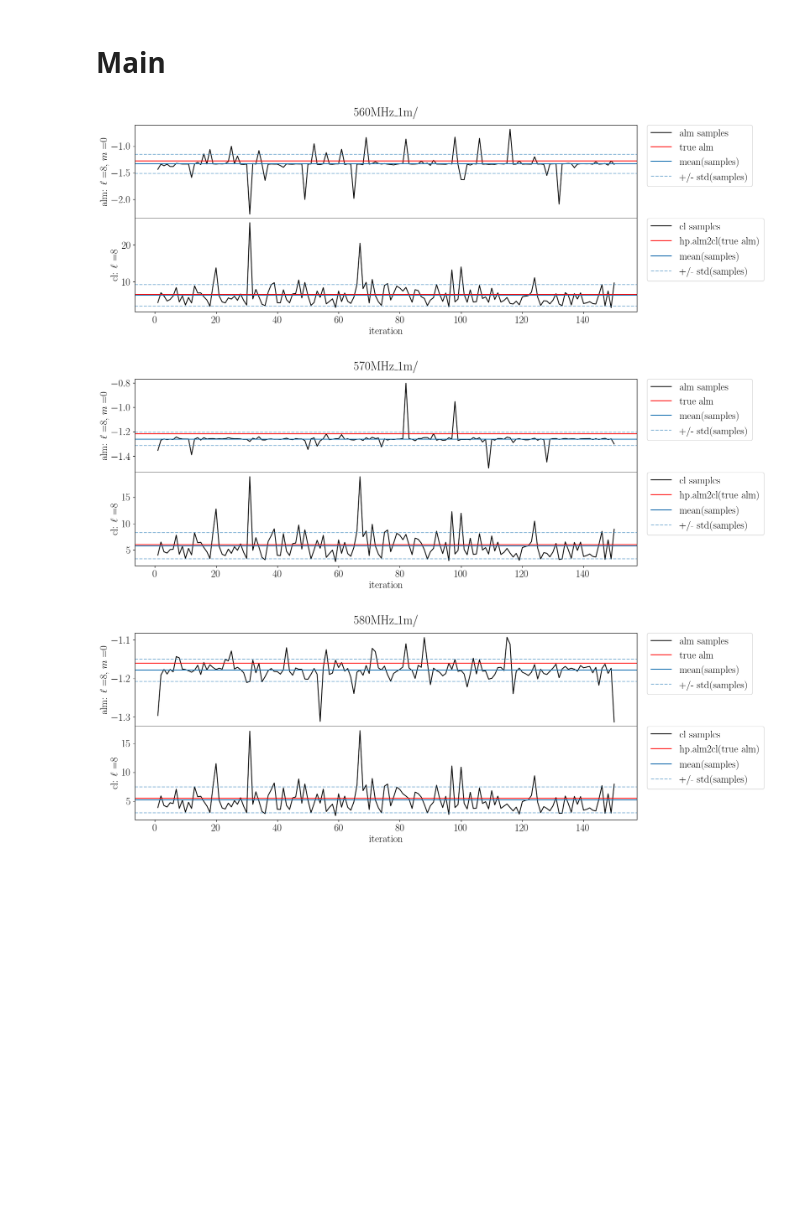
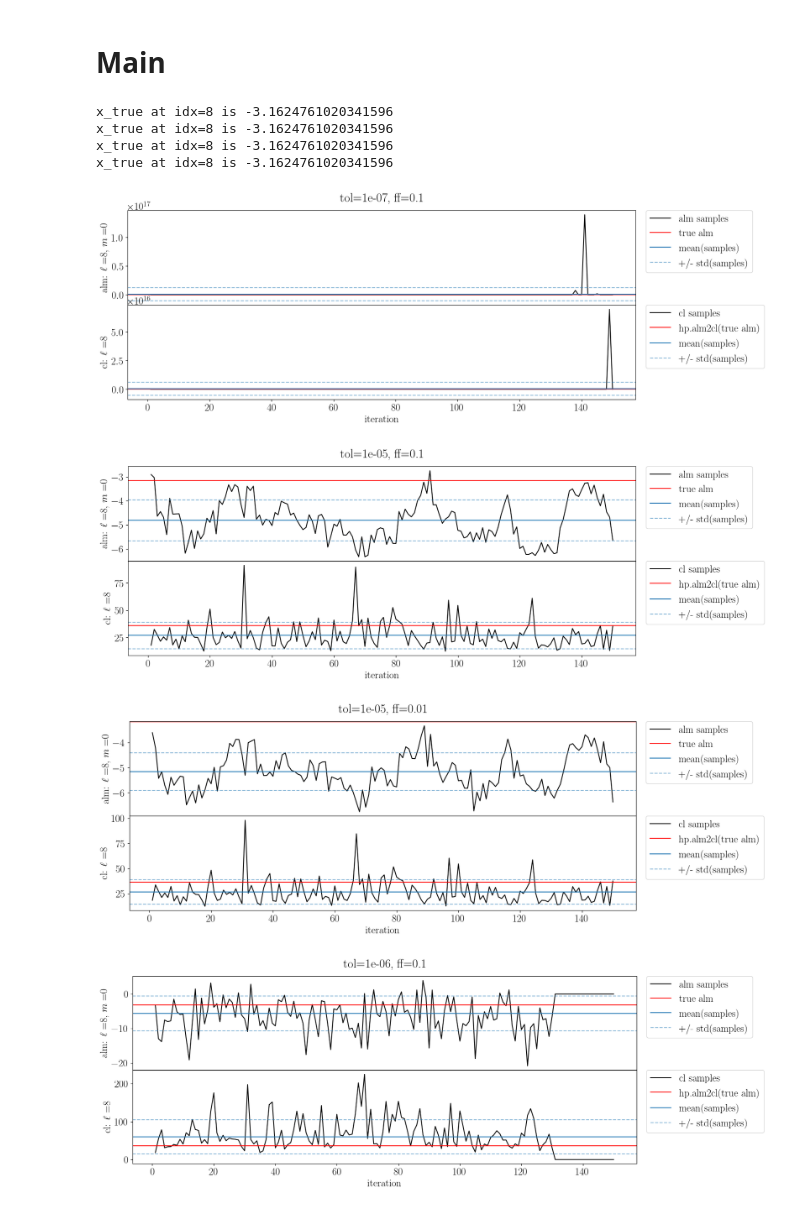
Before and after one commit to katrinealice/cl_sampler_analysis, a Jupyter notebook: trace_plots.ipynb, the cells around one changed output. Saved outputs shown, nothing was run; the diff lists cells and outputs as text; code cells hidden in the pictures; blank space fills up the shorter version.

```diff
--- a/trace_plots.ipynb
+++ b/trace_plots.ipynb
@@ -575,7 +575,7 @@ def alm_plot(x_true, x_solns, lmax, title, filename, ylabel, xlabel, xlim=None,
 parentpath = '/Users/user/Documents/hera/cl_sampler_analysis/data/'
 # [file[52:] for file in sorted(glob.glob(parentpath+'*'))]
 # %%
-figpath = parentpath+'14-10-24_trace_plots/'
+figpath = parentpath+'16-10-24_trace_plots/'
 if not os.path.isdir(figpath): os.makedirs(figpath)
 
 # Function to extract the number from the filename to correctly sort
@@ -586,10 +586,14 @@ def extract_number(filename):
 ell_mode = 8
 em_mode = 0
 
-for frequency in np.arange(560,590,10):
+folders = ['400MHz_1m','tol_05_ff_01', 'tol_05_ff_001', 'tol_06_ff_01']
+title = ['tol=1e-07, ff=0.1','tol=1e-05, ff=0.1', 'tol=1e-05, ff=0.01', 'tol=1e-06, ff=0.1']
 
-    folder = f'{frequency}MHz_1m/'
-    path = parentpath+'10-10-24_tol_broad/'+folder
+for num, folder in enumerate(folders):
+
+    # folder = f'{frequency}MHz_1m/'
+    # path = parentpath+'10-10-24_tol_broad/'+folder
+    path = parentpath+folder+'/'
 
 
     # Precomputation for automatic lmax
@@ -599,6 +603,7 @@ for frequency in np.arange(560,590,10):
 
     #true sky
     x_true = precomp['x_true']
+    print(f'x_true at idx={real_idx} is {x_true[real_idx]}')
     cl_true_hp = hp.alm2cl(alms2healpy(x_true,lmax))
 
     # Get file lists
@@ -645,35 +650,40 @@ for frequency in np.arange(560,590,10):
     ax[1].axhline(np.mean(cl_samples), label='mean(samples)')
     ax[1].axhline(np.mean(cl_samples)+np.std(cl_samples), ls='--', alpha=0.5, label='+/- std(samples)')
     ax[1].axhline(np.mean(cl_samples)-np.std(cl_samples), ls='--', alpha=0.5)
     # ax[1].plot(np.arange(1,len(cl_file_list)+1),
     #            np.cumsum(cl_samples)/np.arange(1,len(cl_file_list)+1),
     #           label='cummu. mean')
 
     # ax[0].set_ylim([-1.4,-1.25])
 
     # for axs in ax: axs.set_xlim([0, np.array([len(alm_file_list),
                                               # len(cl_file_list)]).max()])
 
     ax[0].set_ylabel(r'alm: $\ell=$'+f'{ell_mode}, '+r'$m=$'+f'{em_mode}')
     ax[1].set_ylabel(r'cl: $\ell=$'+f'{ell_mode}')
 
     ax[1].set_xlabel('iteration')
 
-    ax[0].set_title(folder)
+    ax[0].set_title(title[num])
 
     ax[0].legend(bbox_to_anchor=(1.02, 1), borderaxespad=0)
     ax[1].legend(bbox_to_anchor=(1.02, 1), borderaxespad=0)
 
 
     # Save final figure
-    fig.savefig(figpath+f'{frequency}MHz_1m'+'.png',
+    fig.savefig(figpath+f'trace_'+title[num]+'.png',
         bbox_inches='tight',
         transparent=True,
         dpi=200,
         facecolor='white')
 
     # plt.close()
 # %% [output]
+x_true at idx=8 is -3.1624761020341596
+x_true at idx=8 is -3.1624761020341596
+x_true at idx=8 is -3.1624761020341596
+x_true at idx=8 is -3.1624761020341596
-[figure, old version]
+[figure, new version]
-[figure, old version]
+[figure, new version]
-[figure, old version]
+[figure, new version]
+[figure, added]
```
Also changed, not shown: parts of 3 cells of this notebook, 2 other files.
